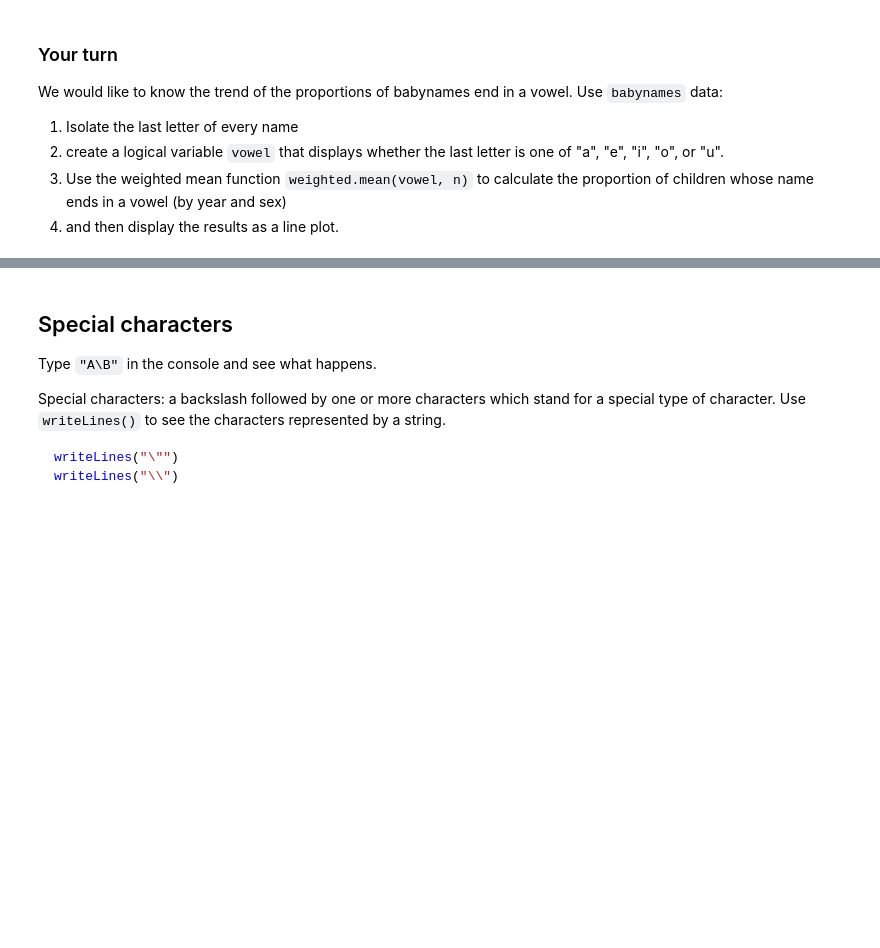
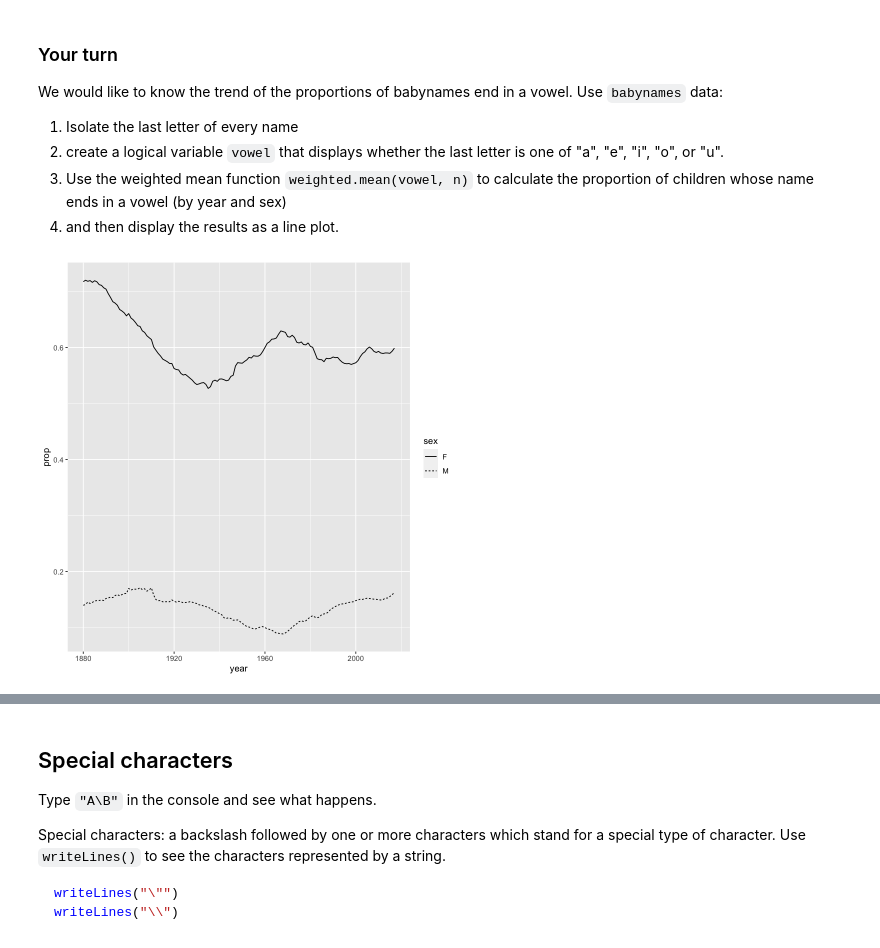
Before and after one commit to jzcpanda/390R-2021fall, a Jupyter notebook: Data types.ipynb, the cells around one changed output, grey strips where cells are left out. Drawn from its saved outputs; the diff is of its cells as text; code cells hidden in the pictures; blank space fills up the shorter version.

````diff
--- a/Data types.ipynb
+++ b/Data types.ipynb
@@ -39,6 +45,16 @@ babynames %>%
     geom_line(mapping = aes(year, p_vowel, color = sex))
 
 ``` -->
+# %%
+babynames %>%
+    mutate(last_letter = str_sub(name,-1),
+           vowel = last_letter %in% c("a","e","i","o","u")) %>%
+    group_by(year,sex) %>%
+    summarize(prop = weighted.mean(vowel,n)) %>%
+    ggplot()+
+    geom_line(aes(x=year,y=prop,linetype=sex))
+# %% [output]
+[figure, added]
 # %% [markdown]
 ## `str_detect`
 <img src="./figures/transformation/strdetect.jpg" alt="ds" style="width: 750px;"/>
````
Also changed, not shown: parts of 6 cells of this notebook.
